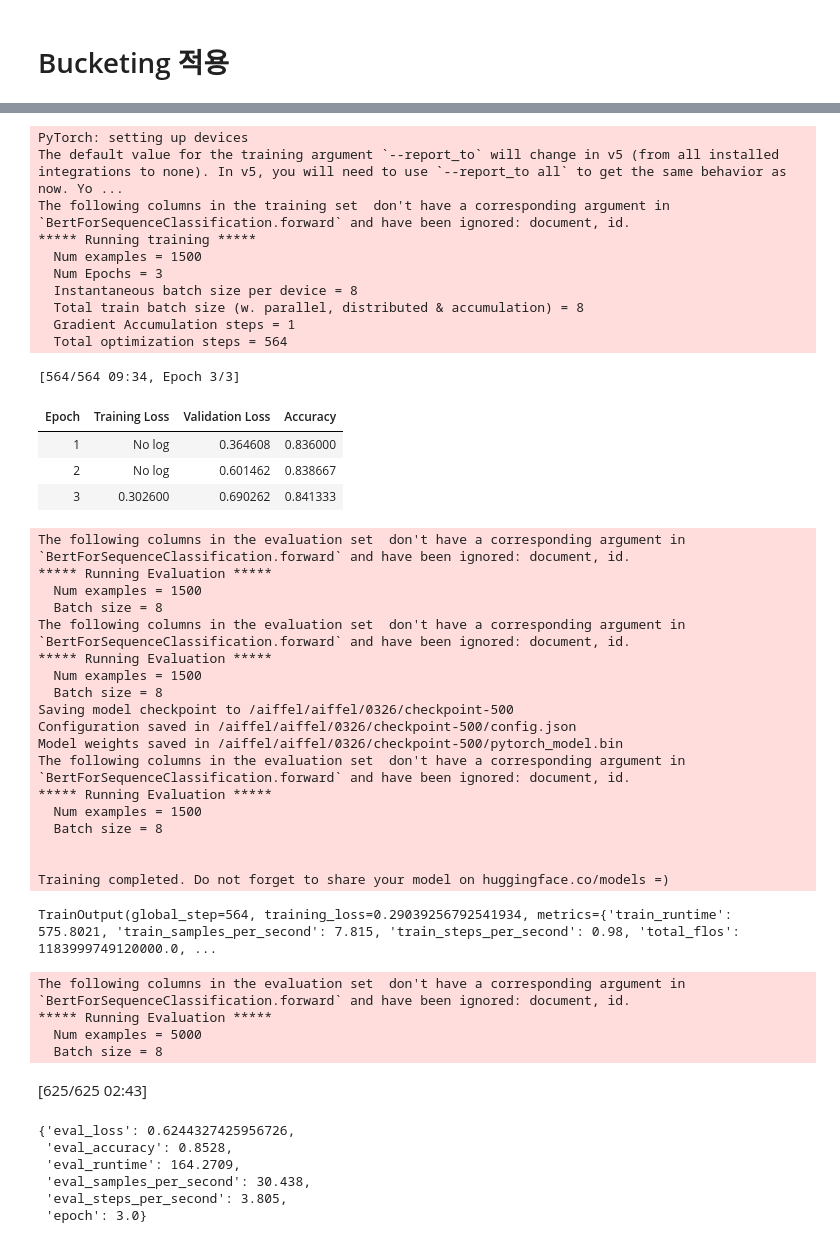
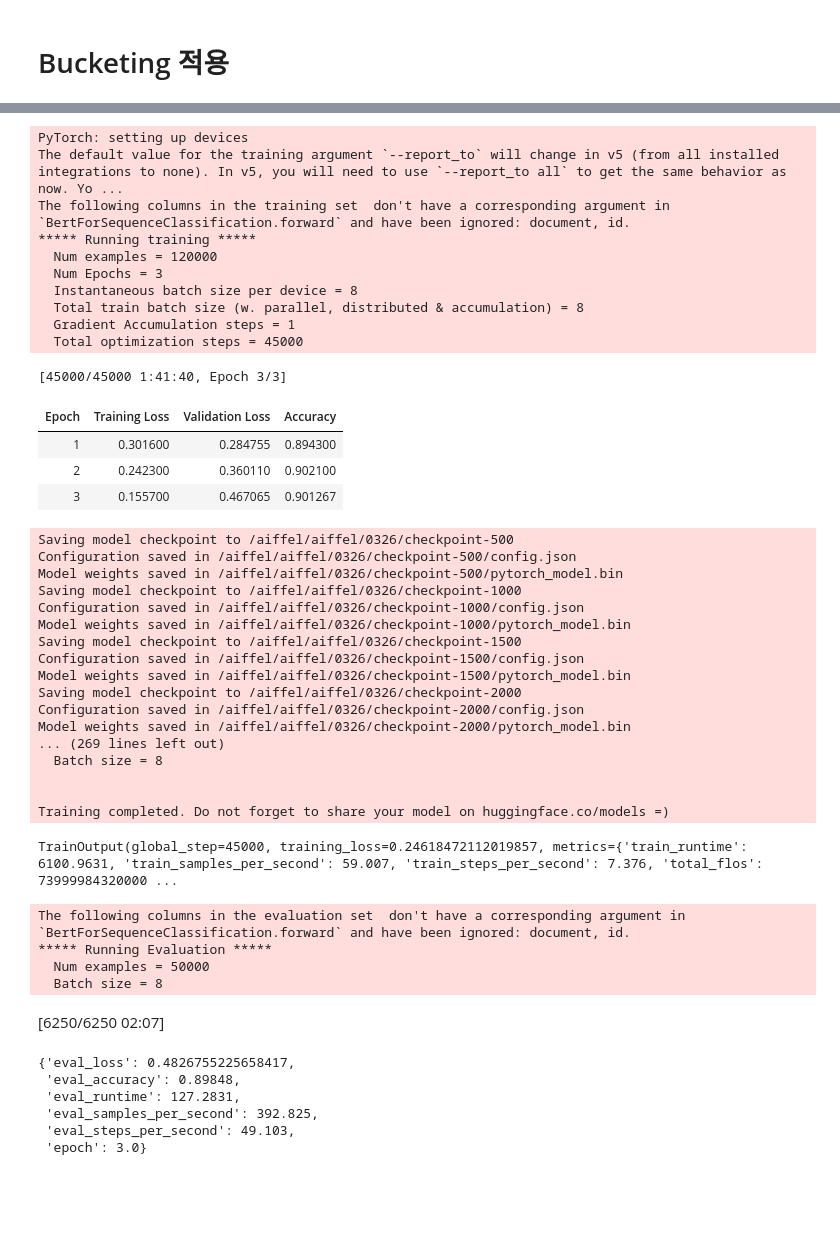
Before and after one commit to hidden719/aiffel, a Jupyter notebook: 0326/hf_example.ipynb, the cells around one changed output, grey strips where cells are left out. Saved outputs shown, nothing was run; the diff lists cells and outputs as text; code cells hidden in the pictures; blank space fills up the shorter version.

```diff
--- a/0326/hf_example.ipynb
+++ b/0326/hf_example.ipynb
@@ -15,9 +15,9 @@ print(datasets.__version__)
 1.14.0
 # %%
 from datasets import load_dataset
-train_data = load_dataset('nsmc',split='train[:1%]')
-val_data = load_dataset('nsmc',split='train[-1%:]')
-test_data = load_dataset('nsmc',split='test[:5%]')
+train_data = load_dataset('nsmc',split='train[:80%]')
+val_data = load_dataset('nsmc',split='train[-20%:]')
+test_data = load_dataset('nsmc',split='test')
 # %% [output]
 Using custom data configuration default
 Reusing dataset nsmc (/aiffel/.cache/huggingface/datasets/nsmc/default/1.1.0/bfd4729bf1a67114e5267e6916b9e4807010aeb238e4a3c2b95fbfa3a014b5f3)
@@ -34,0 +28,13 @@ Dataset({
+# %%
+import re
+def preprocess_sentence(sentence):
+    # 입력받은 sentence를 소문자로 변경하고 양쪽 공백을 제거
+    sentence = sentence.lower().strip()
+
+    sentence = re.sub(r"([?.!,])", r" \1 ", sentence)
+    sentence = re.sub(r'[" "]+', " ", sentence)
+
+    # (a-z, A-Z, ".", "?", "!", ",")를 제외한 모든 문자를 공백인 ' '로 대체합니다.
+    sentence = re.sub(r"[^a-zA-Z0-9ㄱ-ㅎㅏ-ㅣ가-힣.,?!]+", " ", sentence)
+    sentence = sentence.strip()
+    return sentence
@@ -35,3 +56,7 @@ Dataset({
+# %%
+train_data = train_data.map(lambda example: {'document': preprocess_sentence(example['document'])})
+val_data = val_data.map(lambda example: {'document': preprocess_sentence(example['document'])})
+test_data = test_data.map(lambda example: {'document': preprocess_sentence(example['document'])})
 # %% [markdown]
 # Tokenizer 불러오기
 # %%
@@ -63,8 +76,10 @@ def transform(data):
     return tokenizer(
         data['document'],
         truncation = True,
-        padding = 'max_length',
+
+        padding = True,
         return_token_type_ids = False,
+        max_length=40
         )
 # %%
 train =train_data.map(transform, batched=True)
@@ -199,72 +218,73 @@ Model config BertConfig {
 from transformers import DataCollatorWithPadding
 data_collator = DataCollatorWithPadding(tokenizer=tokenizer)
 training_arguments = TrainingArguments(
     output_dir,                                         # output이 저장될 경로
     evaluation_strategy="epoch",           #evaluation하는 빈도
     learning_rate = 2e-5,                         #learning_rate
     group_by_length = True,
     per_device_train_batch_size = 8,   # 각 device 당 batch size
     per_device_eval_batch_size = 8,    # evaluation 시에 batch size
     num_train_epochs = 3,                     # train 시킬 총 epochs
-    weight_decay = 0.01,                        # weight decay
+    weight_decay = 0.01,
+    lr_scheduler_type="cosine"# weight decay
 )
+
 trainer = Trainer(
     model= model,           # 학습시킬 model
     args=training_arguments,           # TrainingArguments을 통해 설정한 arguments
     data_collator = data_collator,
     train_dataset=train,    # training dataset
     eval_dataset=val,       # evaluation dataset
     compute_metrics=compute_metrics,
 )
 trainer.train()
 # %% [output]
 PyTorch: setting up devices
 The default value for the training argument `--report_to` will change in v5 (from all installed integrations to none). In v5, you will need to use `--report_to all` to get the same behavior as now. Yo ...
 The following columns in the training set  don't have a corresponding argument in `BertForSequenceClassification.forward` and have been ignored: document, id.
 ***** Running training *****
-  Num examples = 1500
+  Num examples = 120000
   Num Epochs = 3
   Instantaneous batch size per device = 8
   Total train batch size (w. parallel, distributed & accumulation) = 8
   Gradient Accumulation steps = 1
-  Total optimization steps = 564
+  Total optimization steps = 45000
-[564/564 09:34, Epoch 3/3]
+[45000/45000 1:41:40, Epoch 3/3]
 | Epoch | Training Loss | Validation Loss | Accuracy |
-| 1 | No log | 0.364608 | 0.836000 |
-| 2 | No log | 0.601462 | 0.838667 |
-| 3 | 0.302600 | 0.690262 | 0.841333 |
+| 1 | 0.301600 | 0.284755 | 0.894300 |
+| 2 | 0.242300 | 0.360110 | 0.902100 |
+| 3 | 0.155700 | 0.467065 | 0.901267 |
-The following columns in the evaluation set  don't have a corresponding argument in `BertForSequenceClassification.forward` and have been ignored: document, id.
-***** Running Evaluation *****
-  Num examples = 1500
-  Batch size = 8
-The following columns in the evaluation set  don't have a corresponding argument in `BertForSequenceClassification.forward` and have been ignored: document, id.
-***** Running Evaluation *****
-  Num examples = 1500
-  Batch size = 8
 Saving model checkpoint to /aiffel/aiffel/0326/checkpoint-500
 Configuration saved in /aiffel/aiffel/0326/checkpoint-500/config.json
 Model weights saved in /aiffel/aiffel/0326/checkpoint-500/pytorch_model.bin
-The following columns in the evaluation set  don't have a corresponding argument in `BertForSequenceClassification.forward` and have been ignored: document, id.
-***** Running Evaluation *****
-  Num examples = 1500
+Saving model checkpoint to /aiffel/aiffel/0326/checkpoint-1000
+Configuration saved in /aiffel/aiffel/0326/checkpoint-1000/config.json
+Model weights saved in /aiffel/aiffel/0326/checkpoint-1000/pytorch_model.bin
+Saving model checkpoint to /aiffel/aiffel/0326/checkpoint-1500
+Configuration saved in /aiffel/aiffel/0326/checkpoint-1500/config.json
+Model weights saved in /aiffel/aiffel/0326/checkpoint-1500/pytorch_model.bin
+Saving model checkpoint to /aiffel/aiffel/0326/checkpoint-2000
+Configuration saved in /aiffel/aiffel/0326/checkpoint-2000/config.json
+Model weights saved in /aiffel/aiffel/0326/checkpoint-2000/pytorch_model.bin
+... (269 lines left out)
   Batch size = 8
 
 
 Training completed. Do not forget to share your model on huggingface.co/models =)
-TrainOutput(global_step=564, training_loss=0.29039256792541934, metrics={'train_runtime': 575.8021, 'train_samples_per_second': 7.815, 'train_steps_per_second': 0.98, 'total_flos': 1183999749120000.0, ...
+TrainOutput(global_step=45000, training_loss=0.24618472112019857, metrics={'train_runtime': 6100.9631, 'train_samples_per_second': 59.007, 'train_steps_per_second': 7.376, 'total_flos': 73999984320000 ...
 # %%
 trainer.evaluate(test)
 # %% [output]
 The following columns in the evaluation set  don't have a corresponding argument in `BertForSequenceClassification.forward` and have been ignored: document, id.
 ***** Running Evaluation *****
-  Num examples = 5000
+  Num examples = 50000
   Batch size = 8
-[625/625 02:43]
+[6250/6250 02:07]
-{'eval_loss': 0.6244327425956726,
- 'eval_accuracy': 0.8528,
- 'eval_runtime': 164.2709,
- 'eval_samples_per_second': 30.438,
- 'eval_steps_per_second': 3.805,
+{'eval_loss': 0.4826755225658417,
+ 'eval_accuracy': 0.89848,
+ 'eval_runtime': 127.2831,
+ 'eval_samples_per_second': 392.825,
+ 'eval_steps_per_second': 49.103,
  'epoch': 3.0}
 # %% [markdown]
 ## Bucketing 유무의 비교
```
Also changed, not shown: parts of 11 cells of this notebook, 1 other file.
